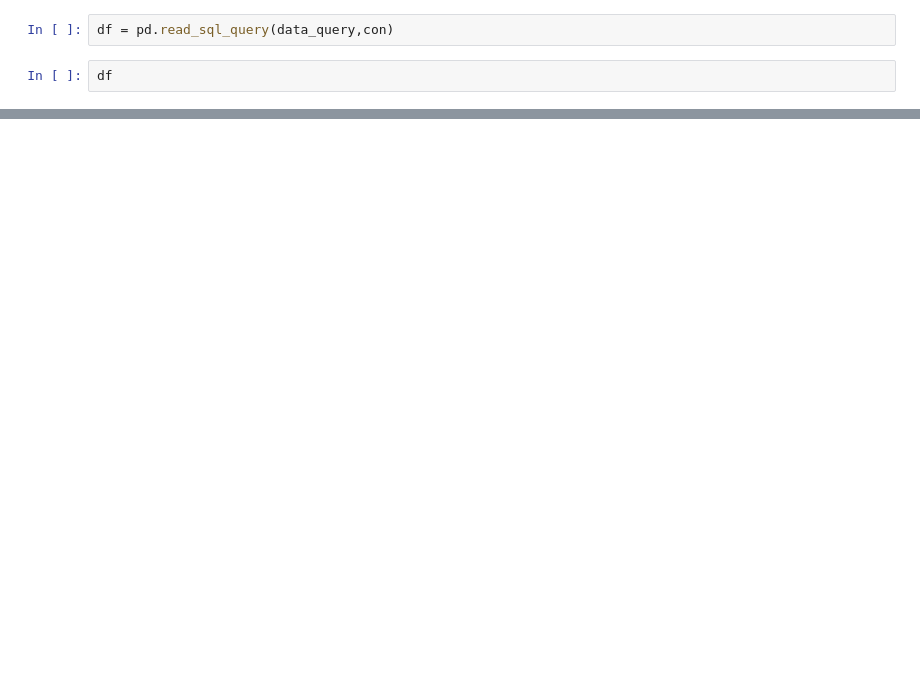
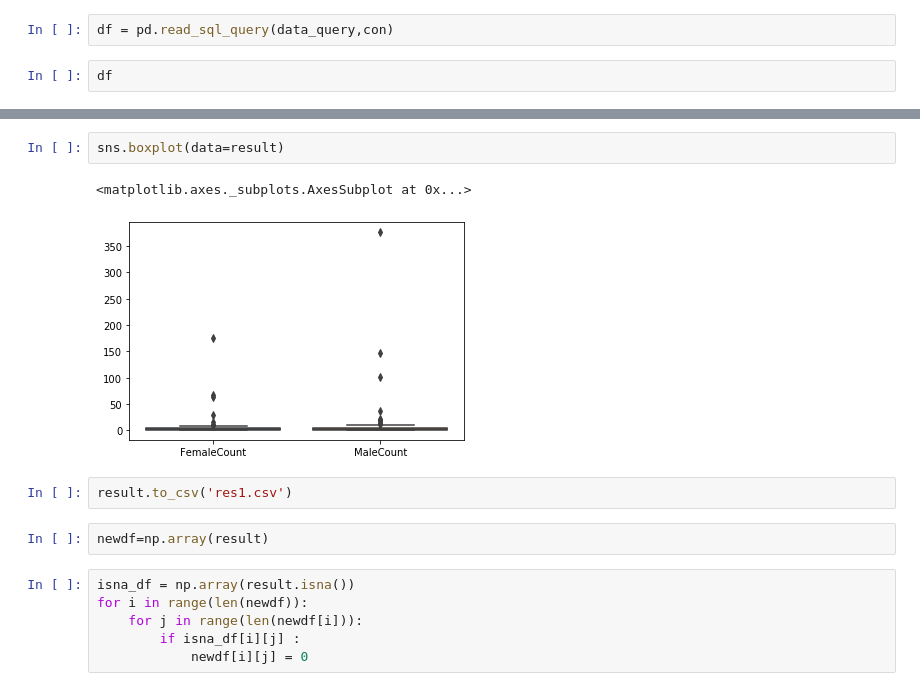
Before and after one commit to code-demon-99/cb, a Jupyter notebook: Untitled.ipynb, the cells around one changed output, grey strips where cells are left out. Saved outputs shown, nothing was run; the diff lists cells and outputs as text; blank space fills up the shorter version.

```diff
--- a/Untitled.ipynb
+++ b/Untitled.ipynb
@@ -75,0 +381,15 @@ df1 = df.groupby('DetectedCity')
+# %%
+sns.boxplot(data=result)
+# %% [output]
+<matplotlib.axes._subplots.AxesSubplot at 0x...>
+[figure, added]
+# %%
+result.to_csv('res1.csv')
+# %%
+newdf=np.array(result)
+# %%
+isna_df = np.array(result.isna())
+for i in range(len(newdf)):
+    for j in range(len(newdf[i])):
+        if isna_df[i][j] :
+            newdf[i][j] = 0
```
Also changed, not shown: parts of 102 cells of this notebook, 14 other files.
